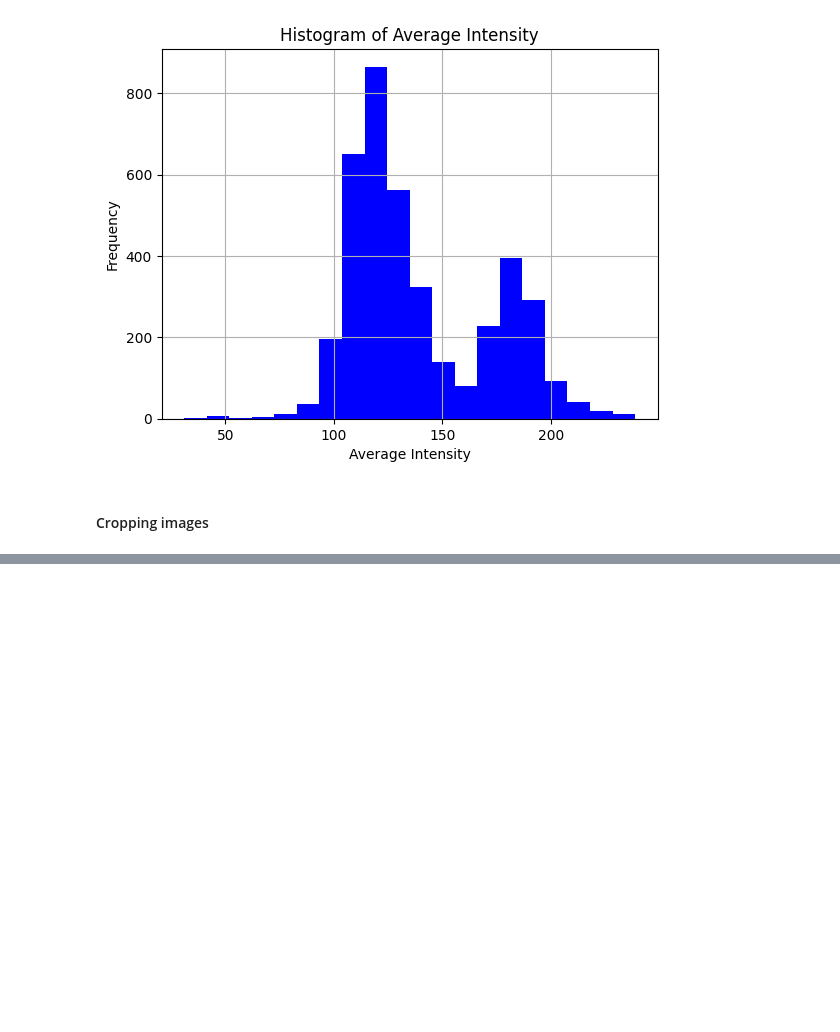
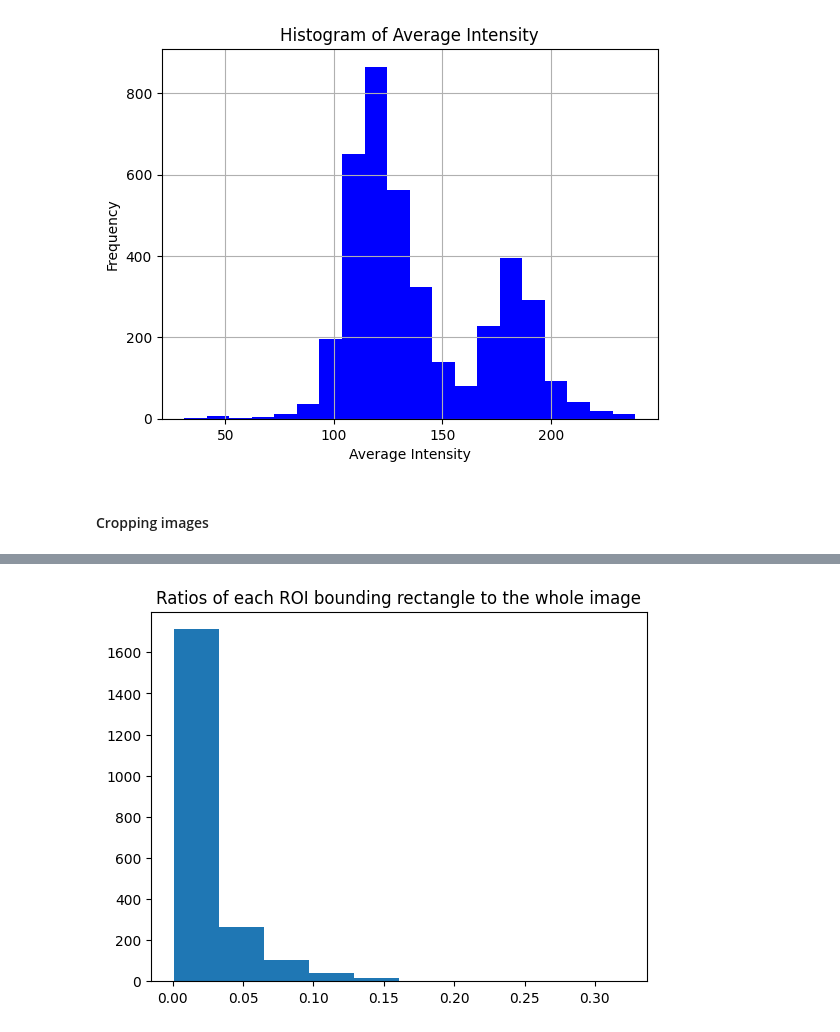
Before and after one commit to dudderThugger/laboratory-mammography, a Jupyter notebook: mammography_seg_ml.ipynb, the cells around one changed output, grey strips where cells are left out. Drawn from its saved outputs; the diff is of its cells as text; code cells hidden in the pictures; blank space fills up the shorter version.

```diff
--- a/mammography_seg_ml.ipynb
+++ b/mammography_seg_ml.ipynb
@@ -746,5 +754,26 @@ with open(data_path + 'all_sample.csv', 'w') as f:
 # %% [markdown]
 #### Cropping images
 # %%
-def
+def get_sizes_of_ROI(roi_coords_array):
+    sizes = []
+
+    for roi in roi_coords_array:
+        size_str = f'{roi[2]-roi[0]} x {roi[3] - roi[1]}'
+        height = roi[2] - roi[0]
+        width = roi[3] - roi[1]
+        full_resolution = height * width
+        diameter = math.sqrt(height ** 2 + width ** 2)
+        sizes.append([size_str,[height, width], height * width, diameter])
+
+    return sizes
+
+def get_size_of_image(image_path):
+    image = Image.open(image_path)
+    image_array = np.array(image)
+    height = image_array.shape[0]
+    width = image_array.shape[1]
+    full_resolution = height * width
+    diameter = math.sqrt( height ** 2 + width ** 2)
+    dark_area = np.sum(image_array == 0)
+    return [f'{height} x {width}', [height, width], full_resolution, diameter, dark_area]
 # %%
@@ -751,0 +814,22 @@ roi_sizes = calc_findings['ROI_coords'].apply( lambda x: parse_ROI())
+# %%
+ratios_of_ROI = []
+
+for i, row in calc_findings.iterrows():
+    image_size_tuple = eval(row['image_size_tuple'])
+    roi_size_tuples = eval(row['roi_size_tuples'])
+    image_size = image_size_tuple[2]
+    ratios = []
+
+    for roi_tuple in roi_size_tuples:
+        ratio = roi_tuple[2] / image_size
+        ratios.append(ratio)
+        ratios_of_ROI.append(ratio)
+
+    calc_findings.loc[i, 'ratios'] = str(ratios)
+# %%
+plt.hist(ratios_of_ROI)
+plt.title('Ratios of each ROI bounding rectangle to the whole image')
+plt.savefig('ratio_of_roi')
+plt.show()
+# %% [output]
+[figure, added]
```
Also changed, not shown: parts of 4 cells of this notebook, 3 other files.
